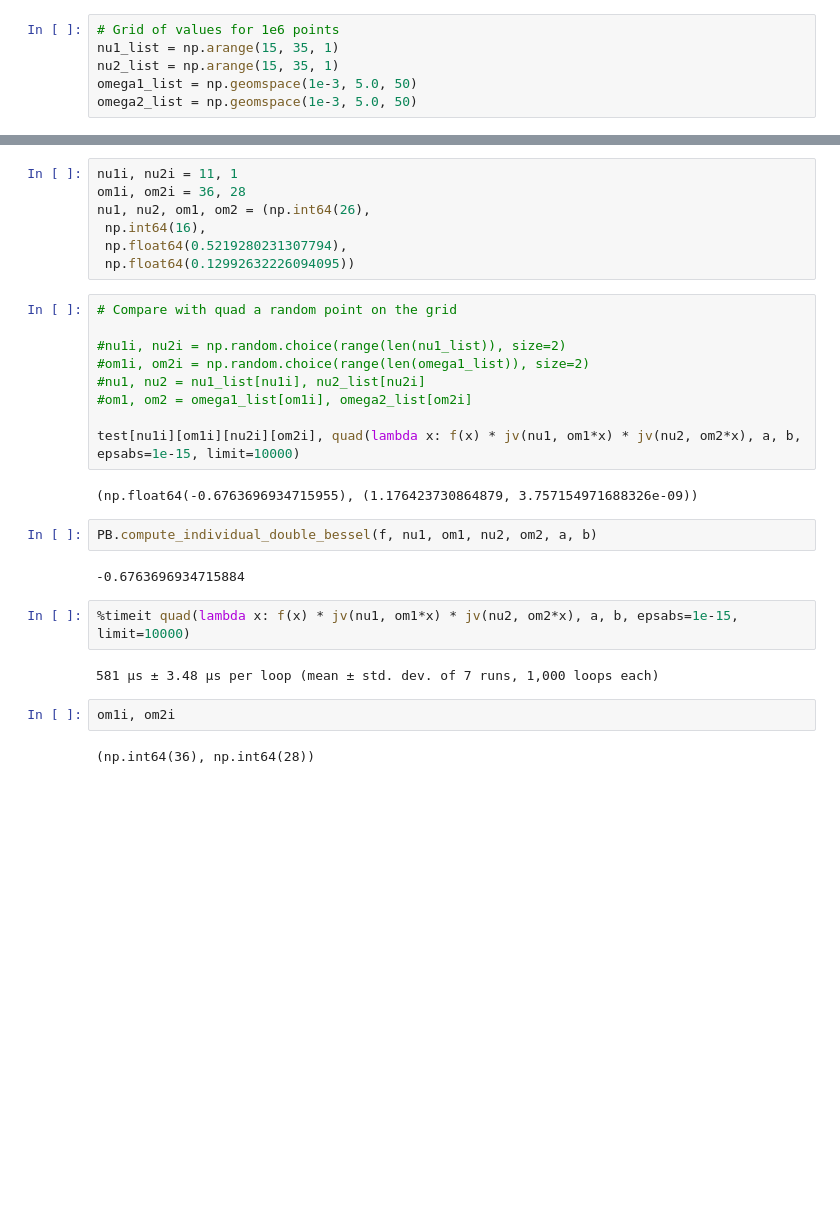
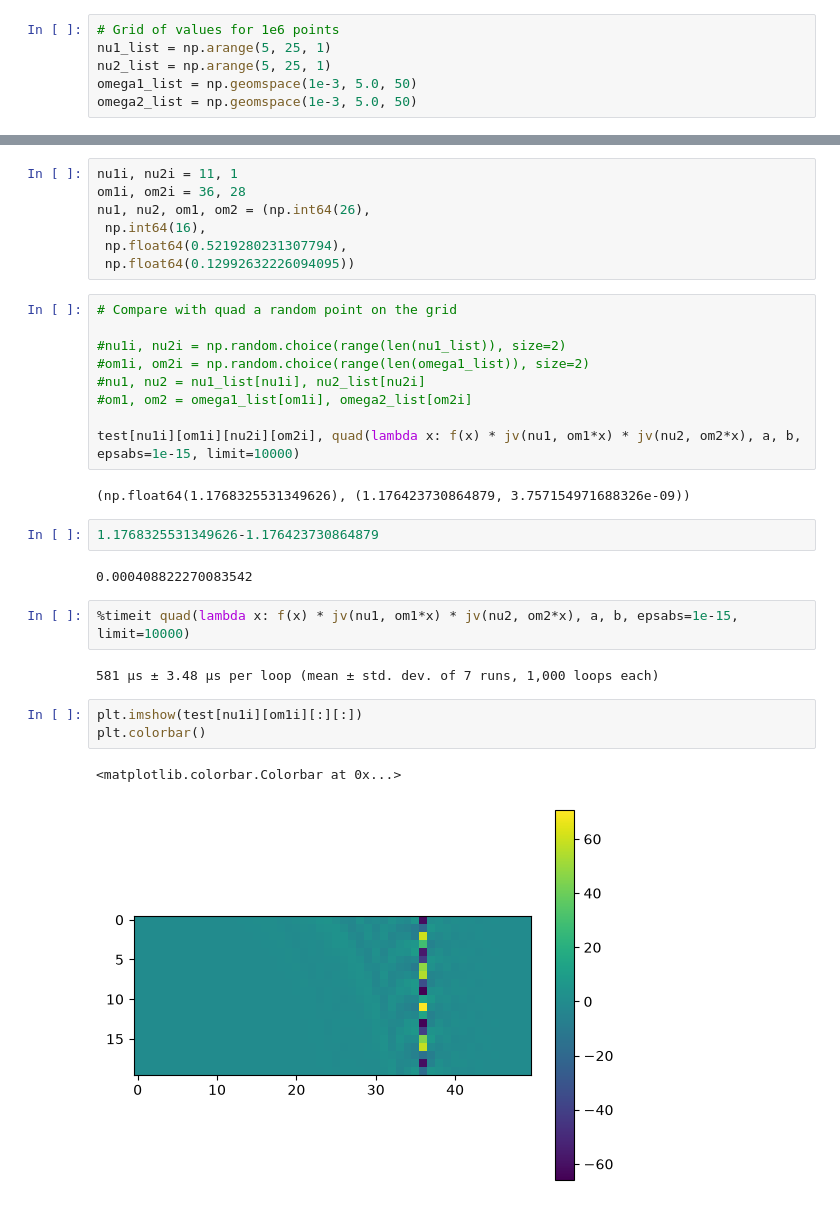
Before and after one commit to alexlague/polybessel, a Jupyter notebook: notebooks/example_usage.ipynb, the cells around one changed output, grey strips where cells are left out. Drawn from its saved outputs; the diff is of its cells as text; blank space fills up the shorter version.

```diff
--- a/notebooks/example_usage.ipynb
+++ b/notebooks/example_usage.ipynb
@@ -39,7 +47,7 @@ quad(lambda x: f(x) * spherical_jn(1, omega1*x) * spherical_jn(2, omega2*x), a,
 # %%
 # Grid of values for 1e6 points
-nu1_list = np.arange(15, 35, 1)
-nu2_list = np.arange(15, 35, 1)
+nu1_list = np.arange(5, 25, 1)
+nu2_list = np.arange(5, 25, 1)
 omega1_list = np.geomspace(1e-3, 5.0, 50)
 omega2_list = np.geomspace(1e-3, 5.0, 50)
 # %%
@@ -69,16 +77,18 @@ nu1, nu2, om1, om2 = (np.int64(26),
 
 test[nu1i][om1i][nu2i][om2i], quad(lambda x: f(x) * jv(nu1, om1*x) * jv(nu2, om2*x), a, b, epsabs=1e-15, limit=10000)
 # %% [output]
-(np.float64(-0.6763696934715955), (1.176423730864879, 3.757154971688326e-09))
+(np.float64(1.1768325531349626), (1.176423730864879, 3.757154971688326e-09))
 # %%
-PB.compute_individual_double_bessel(f, nu1, om1, nu2, om2, a, b)
+1.1768325531349626-1.176423730864879
 # %% [output]
--0.6763696934715884
+0.000408822270083542
 # %%
 %timeit quad(lambda x: f(x) * jv(nu1, om1*x) * jv(nu2, om2*x), a, b, epsabs=1e-15, limit=10000)
 # %% [output]
 581 μs ± 3.48 μs per loop (mean ± std. dev. of 7 runs, 1,000 loops each)
 # %%
-om1i, om2i
+plt.imshow(test[nu1i][om1i][:][:])
+plt.colorbar()
 # %% [output]
-(np.int64(36), np.int64(28))
+<matplotlib.colorbar.Colorbar at 0x...>
+[figure, added]
```
Also changed, not shown: parts of 11 cells of this notebook, 1 other file.
